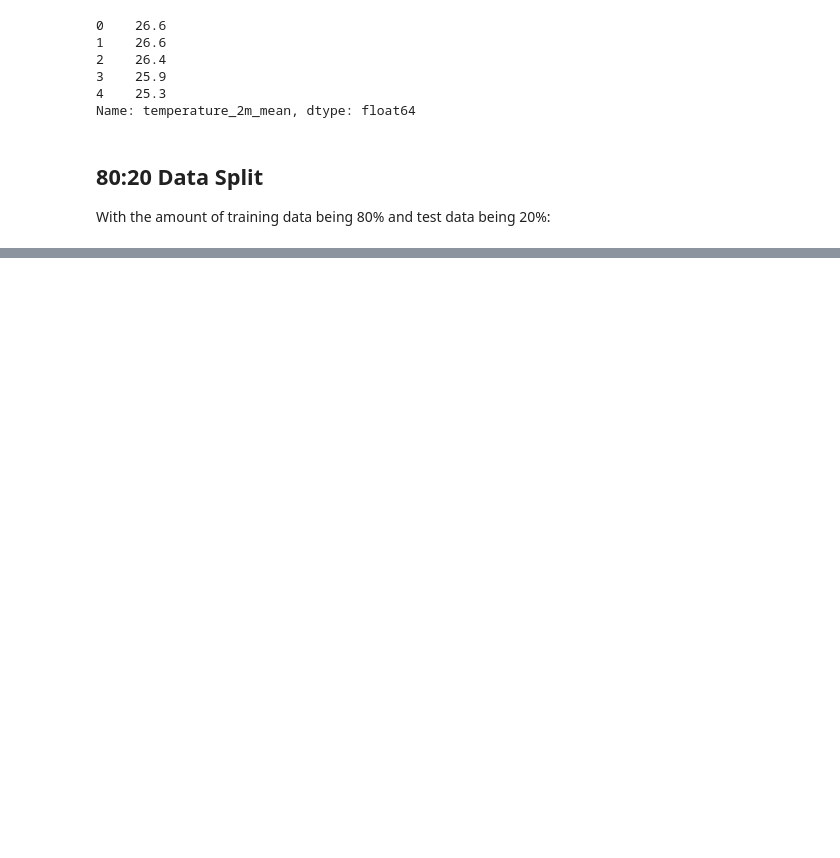
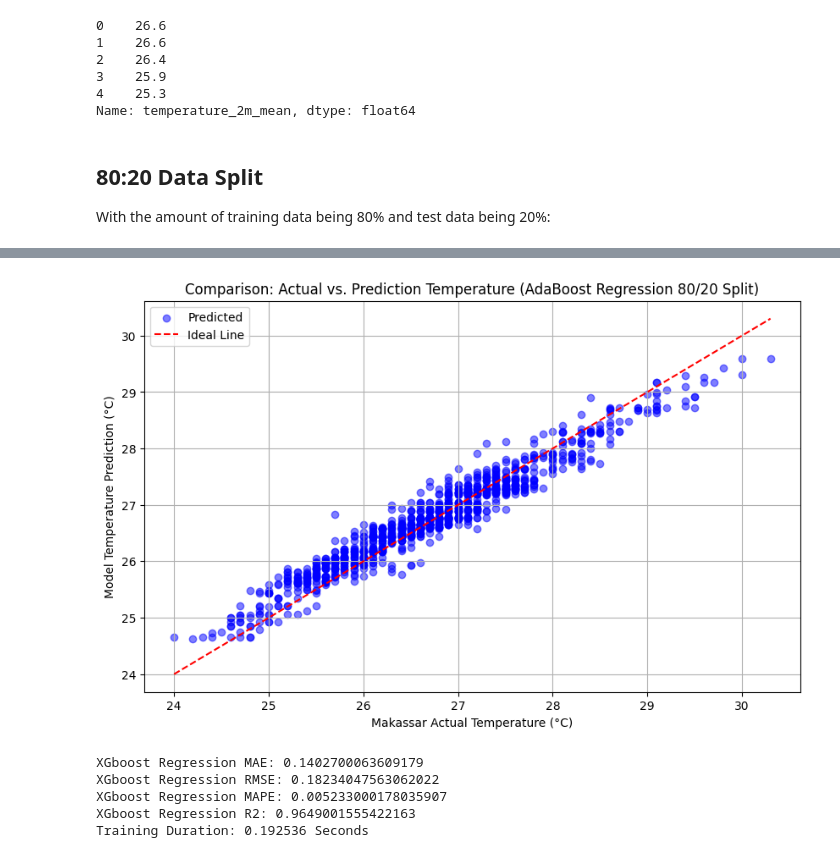
Before and after one commit to Payama01/comparative-regression-weather-makassar, a Jupyter notebook: notebooks/02_model_training_and_evaluation_8020.ipynb, the cells around one changed output, grey strips where cells are left out. Saved outputs shown, nothing was run; the diff lists cells and outputs as text; code cells hidden in the pictures; blank space fills up the shorter version.

```diff
--- a/notebooks/02_model_training_and_evaluation_8020.ipynb
+++ b/notebooks/02_model_training_and_evaluation_8020.ipynb
@@ -520,0 +182,17 @@ plt.show()
+# %%
+import matplotlib.pyplot as plt
+
+plt.figure(figsize=(10, 6))
+plt.scatter(y_test, predict_adaboost, alpha=0.5, color='blue', label='Predicted')
+min_val = min(y_test.min(), predict_adaboost.min())
+max_val = max(y_test.max(), predict_adaboost.max())
+plt.plot([min_val, max_val], [min_val, max_val], color='red', linestyle='--', label='Ideal Line')
+plt.title('Comparison: Actual vs. Prediction Temperature (AdaBoost Regression 80/20 Split)')
+plt.xlabel('Makassar Actual Temperature (°C)')
+plt.ylabel('Model Temperature Prediction (°C)')
+plt.legend()
+plt.grid(True)
+
+plt.show()
+# %% [output]
+[figure, added]
@@ -520,0 +210,21 @@ plt.show()
+# %%
+#XGBoost Regression Evaluation Metrics
+from sklearn.metrics import mean_absolute_error as mae, root_mean_squared_error as rmse, mean_absolute_percentage_error as mape, r2_score as r2
+
+mae_xgboost = mae(y_test, predict_xgboost)
+rmse_xgboost = rmse(y_test,predict_xgboost)
+mape_xgboost = mape(y_test,predict_xgboost)
+r2_xgboost = r2(y_test,predict_xgboost)
+duration_xgboost = end_time - time_start
+
+print('XGboost Regression MAE: {}'.format(mae_xgboost))
+print('XGboost Regression RMSE: {}'.format(rmse_xgboost))
+print('XGboost Regression MAPE: {}'.format(mape_xgboost))
+print('XGboost Regression R2: {}'.format(r2_xgboost))
+print('Training Duration: {:.6f} Seconds'.format(duration_xgboost))
+# %% [output]
+XGboost Regression MAE: 0.1402700063609179
+XGboost Regression RMSE: 0.18234047563062022
+XGboost Regression MAPE: 0.005233000178035907
+XGboost Regression R2: 0.9649001555422163
+Training Duration: 0.192536 Seconds
```
Also changed, not shown: parts of 56 cells of this notebook, 4 other files.
